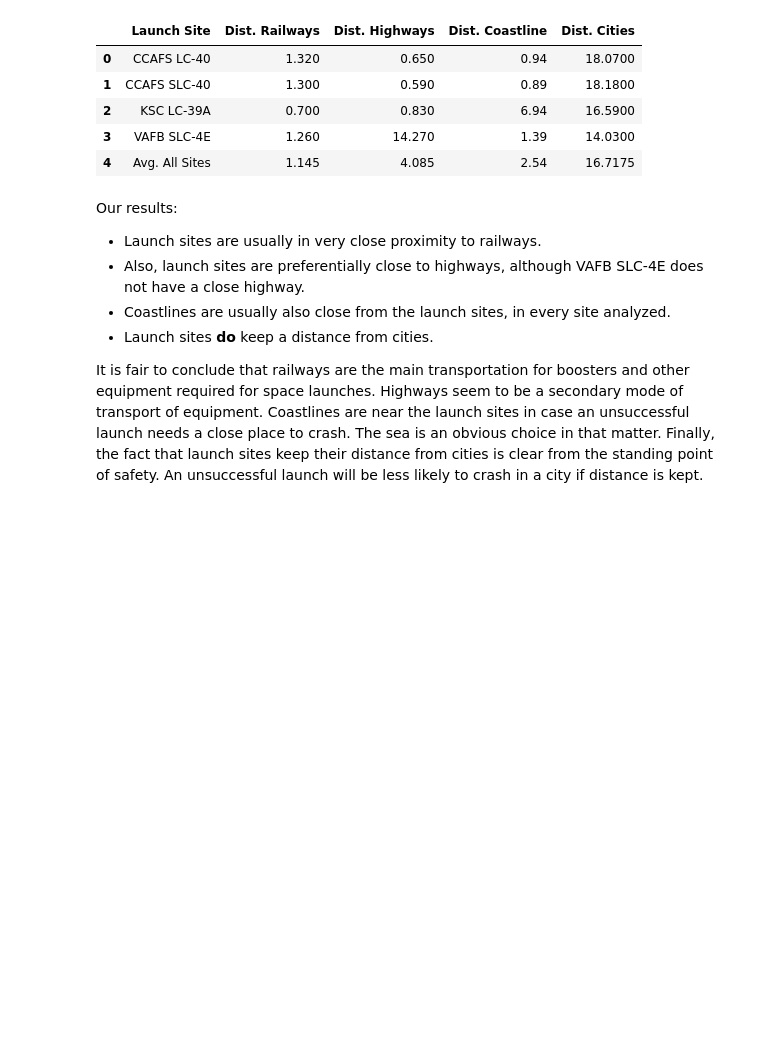
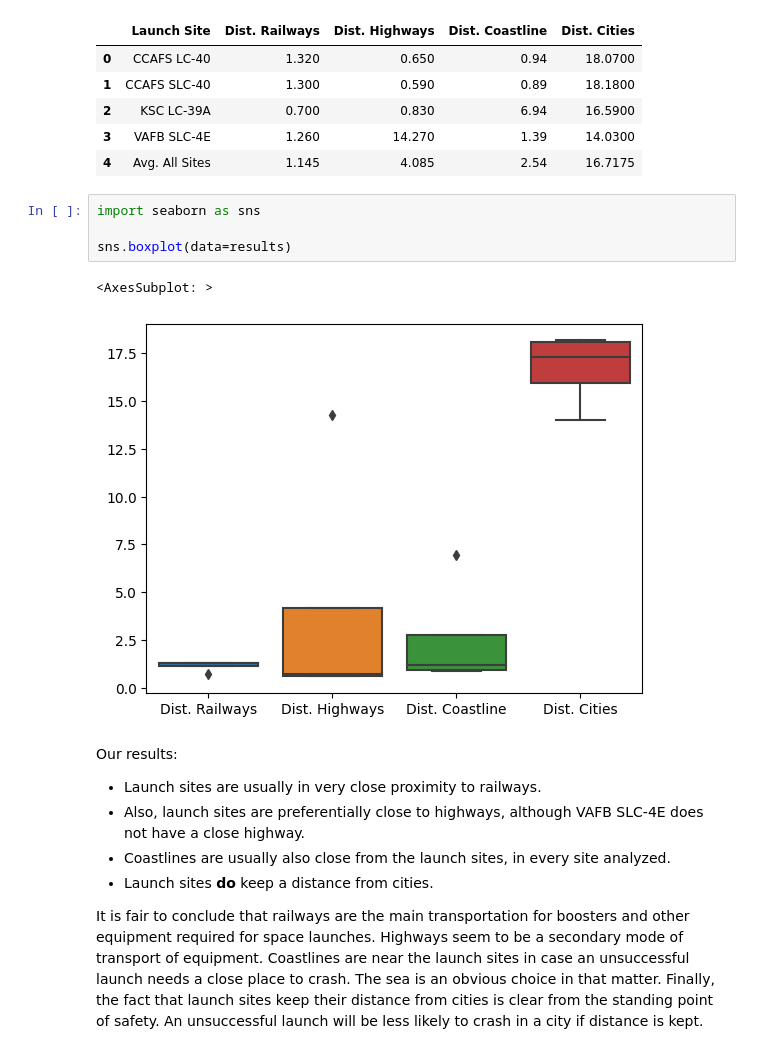
Before and after one commit to MPedraBento/IBM-Capstone, a Jupyter notebook: lab_jupyter_launch_site_location.ipynb, the cells around one changed output. Cells and saved outputs as stored; diff of their text form; blank space fills up the shorter version.

```diff
--- a/lab_jupyter_launch_site_location.ipynb
+++ b/lab_jupyter_launch_site_location.ipynb
@@ -647,6 +647,13 @@ results
 | 2 | KSC LC-39A | 0.700 | 0.830 | 6.94 | 16.5900 |
 | 3 | VAFB SLC-4E | 1.260 | 14.270 | 1.39 | 14.0300 |
 | 4 | Avg. All Sites | 1.145 | 4.085 | 2.54 | 16.7175 |
+# %%
+import seaborn as sns
+
+sns.boxplot(data=results)
+# %% [output]
+<AxesSubplot: >
+[figure, added]
 # %% [markdown]
 Our results:
 * Launch sites are usually in very close proximity to railways.
```
Also changed, not shown: parts of 1 cell of this notebook.
